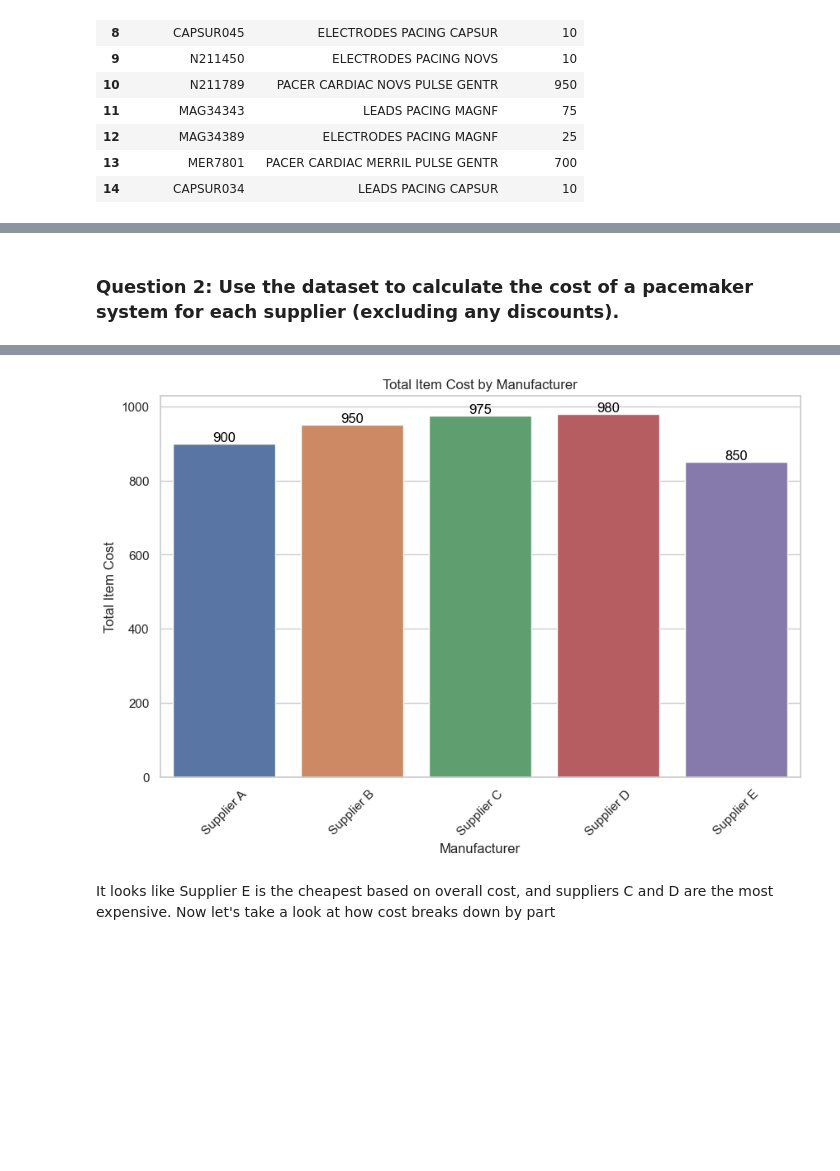
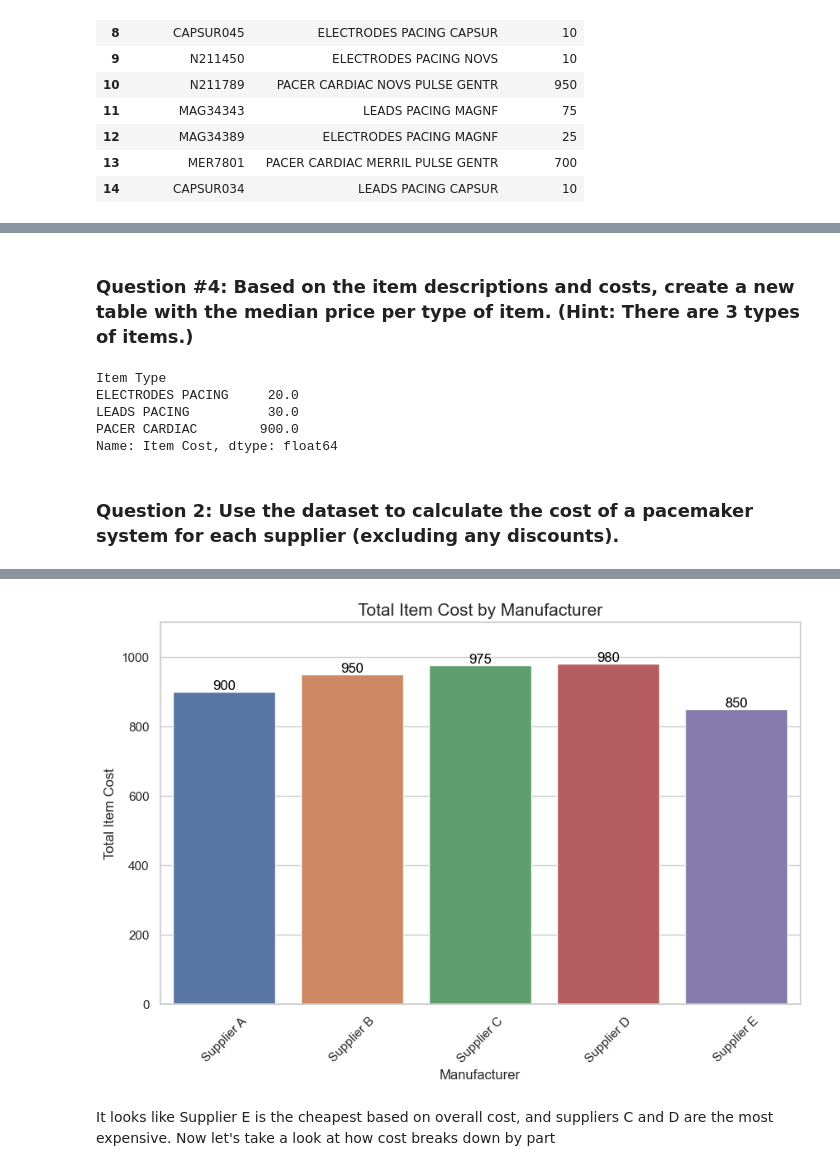
Before and after one commit to abbystokes/TRGCaseAssessment, a Jupyter notebook: case_assessment_code.ipynb, the cells around one changed output, grey strips where cells are left out. Drawn from its saved outputs; the diff is of its cells as text; code cells hidden in the pictures; blank space fills up the shorter version.

```diff
--- a/case_assessment_code.ipynb
+++ b/case_assessment_code.ipynb
@@ -90,6 +89,6 @@ Item Cost
 merged_df = prod_info.merge(item_cost, how = 'left', on = ['Product Number'])
 
 # Dropping original manufacturer column
-merged_df.drop(columns = ['Manufacturer'])
+merged_df = merged_df[['Product Number', 'Manufacturer Clean', 'Item Description','Item Cost']]
 merged_df
 # %% [output]
@@ -115,0 +117,12 @@ Observations:
+# %%
+# Adding new column with extracted Item Type
+pattern = r"(LEADS\sPACING|PACER\sCARDIAC|ELECTRODES\sPACING)" #pattern to find item name
+merged_df['Item Type'] = merged_df['Item Description'].str.extract(pattern, flags=re.IGNORECASE)
+
+# Drop original Manufacturer Name
+merged_df = merged_df.rename(columns={'Manufacturer Clean' : 'Manufacturer'})
+
+# Drop original Item description
+merged_df = merged_df.drop(columns={'Item Description'})
+
+merged_df
@@ -116,25 +146,41 @@ Observations:
+# %% [markdown]
+### Question #4: Based on the item descriptions and costs, create a new table with the median price per type of item. (Hint: There are 3 types of items.)
+# %%
+#Median Cost per part
+median_cost = merged_df.groupby('Item Type')['Item Cost'].median()
+median_cost
+# %% [output]
+Item Type
+ELECTRODES PACING     20.0
+LEADS PACING          30.0
+PACER CARDIAC        900.0
+Name: Item Cost, dtype: float64
 # %% [markdown]
 ### Question 2: Use the dataset to calculate the cost of a pacemaker system for each supplier (excluding any discounts).
 # %%
-# Sum item costs by manufacturer
-grouped = merged_df.groupby('Manufacturer Clean')['Item Cost'].sum().reset_index()
+def plot_by_manufacturer(x_axis, y_axis, df):
+     # Sum item costs by manufacturer
+    grouped = df.groupby(x_axis)[y_axis].sum().reset_index()
 
-# Plot the data
-sns.set(style="whitegrid")
+    # Plot the data
+    sns.set(style="whitegrid")
 
-# Create a bar plot
-plt.figure(figsize=(10, 6))
-ax = sns.barplot(x='Manufacturer Clean', y='Item Cost', data=grouped)
-plt.xlabel('Manufacturer')
-plt.ylabel('Total Item Cost')
-plt.title('Total Item Cost by Manufacturer')
-plt.xticks(rotation=45)  # Rotate x-axis labels for better readability
+    # Create a bar plot
+    plt.figure(figsize=(10, 6))
+    ax = sns.barplot(x=x_axis, y=y_axis, data=grouped)
+    plt.xlabel('Manufacturer')
+    plt.ylabel('Total Item Cost')
+    plt.title('Total Item Cost by Manufacturer', fontsize=15)
+    plt.ylim(0,1100) #increase y-axis for visibility
+    plt.xticks(rotation=45)  # Rotate x-axis labels for better readability
 
-# Add bar labels to the bars
-for p in ax.patches:
-    ax.annotate(f'{int(p.get_height()):,}', (p.get_x() + p.get_width() / 2., p.get_height()), ha='center', va='center', fontsize=12, color='black', xytext=(0, 5), textcoords='offset points')
+    # Add bar labels to the bars
+    for p in ax.patches:
+        ax.annotate(f'{int(p.get_height()):,}', (p.get_x() + p.get_width() / 2., p.get_height()), ha='center', va='center', fontsize=12, color='black', xytext=(0, 5), textcoords='offset points')
 
 
-print(grouped)
-plt.show()
+    print(grouped)
+    plt.show()
+
+plot_by_manufacturer('Manufacturer','Item Cost',merged_df)
 # %% [output]
@@ -147,3 +193,3 @@ plt.show()
-[figure, old version]
+[figure, new version]
 # %% [markdown]
 It looks like Supplier E is the cheapest based on overall cost, and suppliers C and D are the most expensive. Now let's take a look at how cost breaks down by part
```
Also changed, not shown: parts of 21 cells of this notebook.
